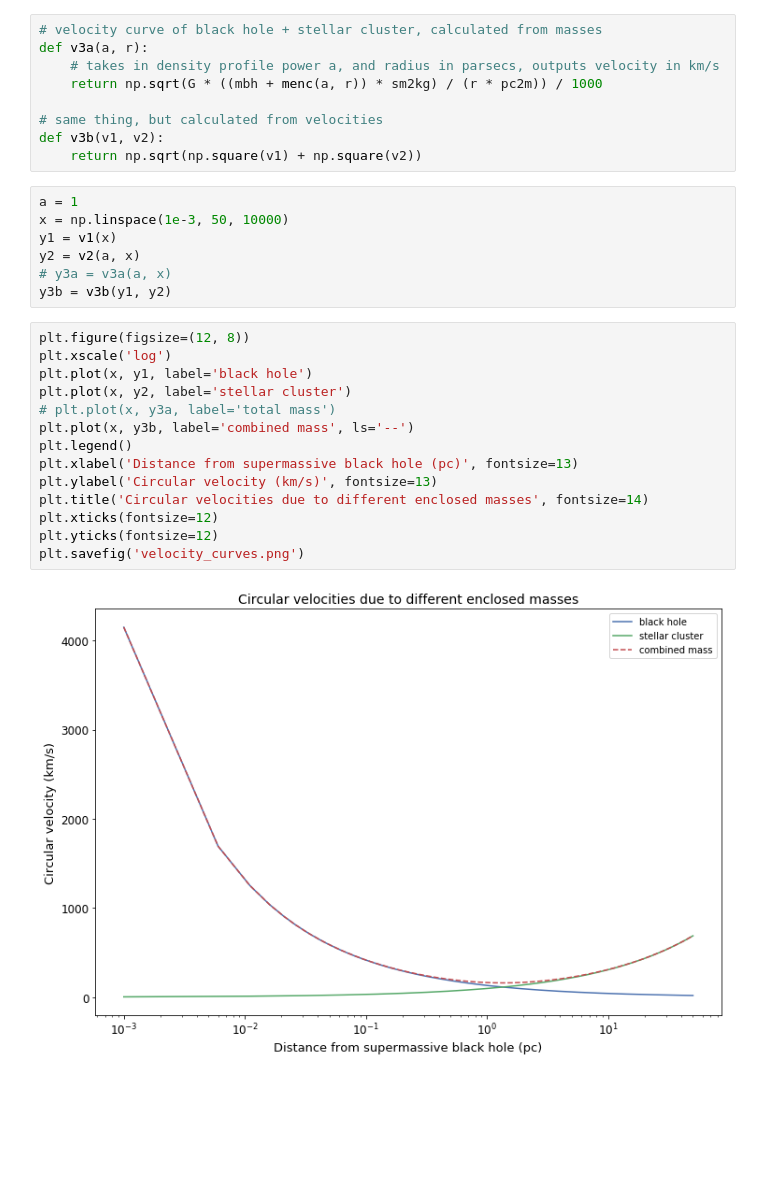
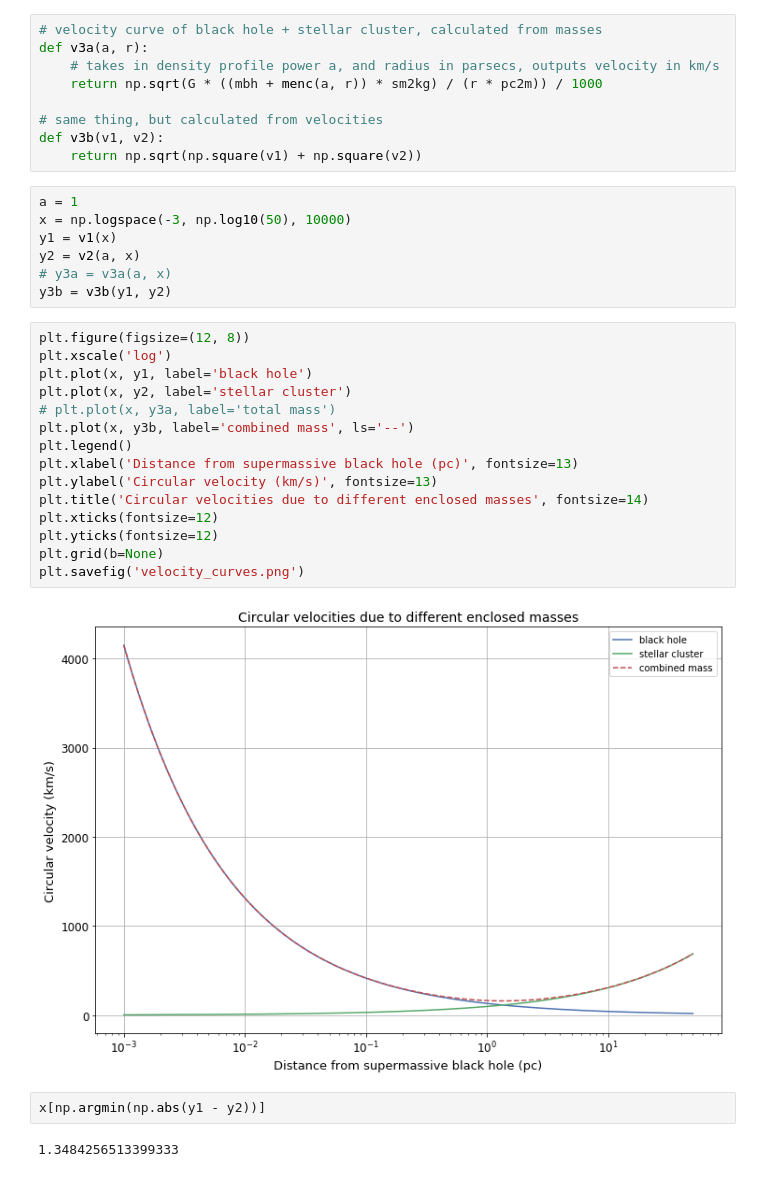
Before and after one commit to al-jshen/AST222, a Jupyter notebook: a2/Untitled.ipynb, the cells around one changed output. Cells and saved outputs as stored; diff of their text form; blank space fills up the shorter version.

Commit message:
logspace for smoother plot

```diff
--- a/a2/Untitled.ipynb
+++ b/a2/Untitled.ipynb
@@ -58,7 +59,7 @@ def v3b(v1, v2):
     return np.sqrt(np.square(v1) + np.square(v2))
 # %%
 a = 1
-x = np.linspace(1e-3, 50, 10000)
+x = np.logspace(-3, np.log10(50), 10000)
 y1 = v1(x)
 y2 = v2(a, x)
 # y3a = v3a(a, x)
@@ -66,16 +67,21 @@ y3b = v3b(y1, y2)
 # %%
 plt.figure(figsize=(12, 8))
 plt.xscale('log')
 plt.plot(x, y1, label='black hole')
 plt.plot(x, y2, label='stellar cluster')
 # plt.plot(x, y3a, label='total mass')
 plt.plot(x, y3b, label='combined mass', ls='--')
 plt.legend()
 plt.xlabel('Distance from supermassive black hole (pc)', fontsize=13)
 plt.ylabel('Circular velocity (km/s)', fontsize=13)
 plt.title('Circular velocities due to different enclosed masses', fontsize=14)
 plt.xticks(fontsize=12)
 plt.yticks(fontsize=12)
+plt.grid(b=None)
 plt.savefig('velocity_curves.png')
 # %% [output]
-[figure, old version]
+[figure, new version]
+# %%
+x[np.argmin(np.abs(y1 - y2))]
+# %% [output]
+1.3484256513399333
```
Also changed, not shown: parts of 1 cell of this notebook, 2 other files.
